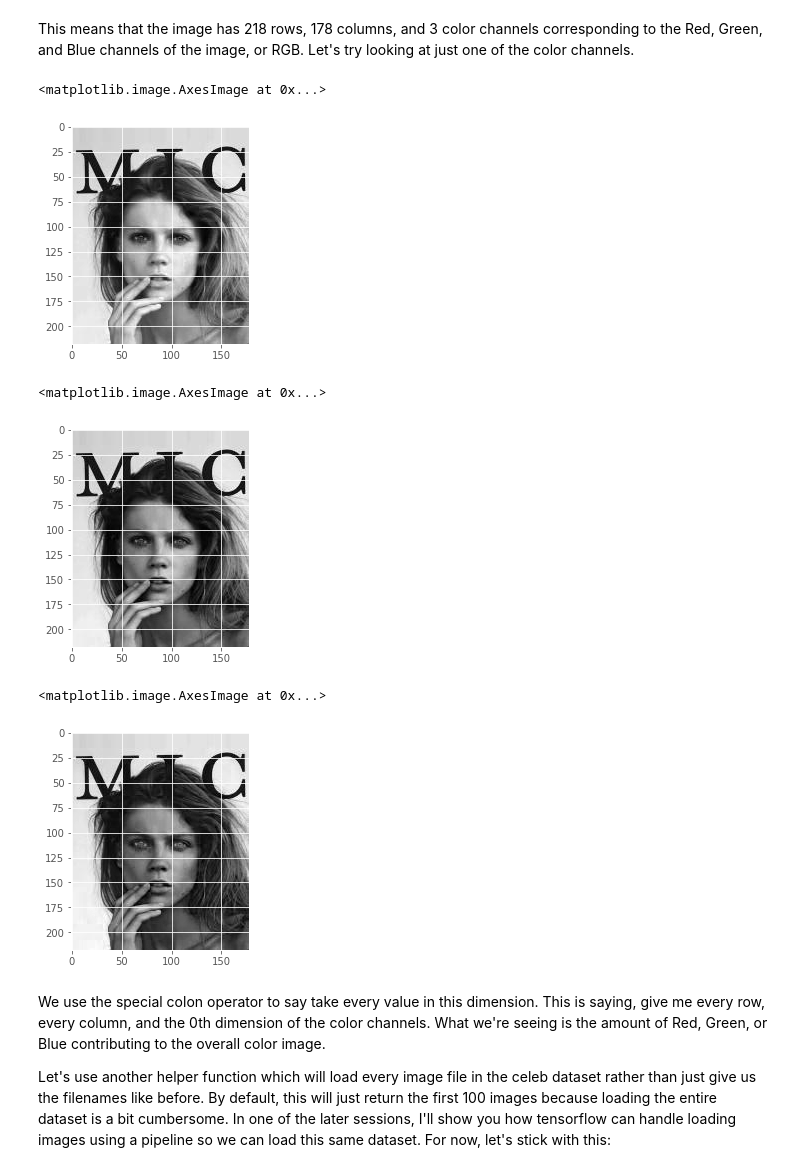
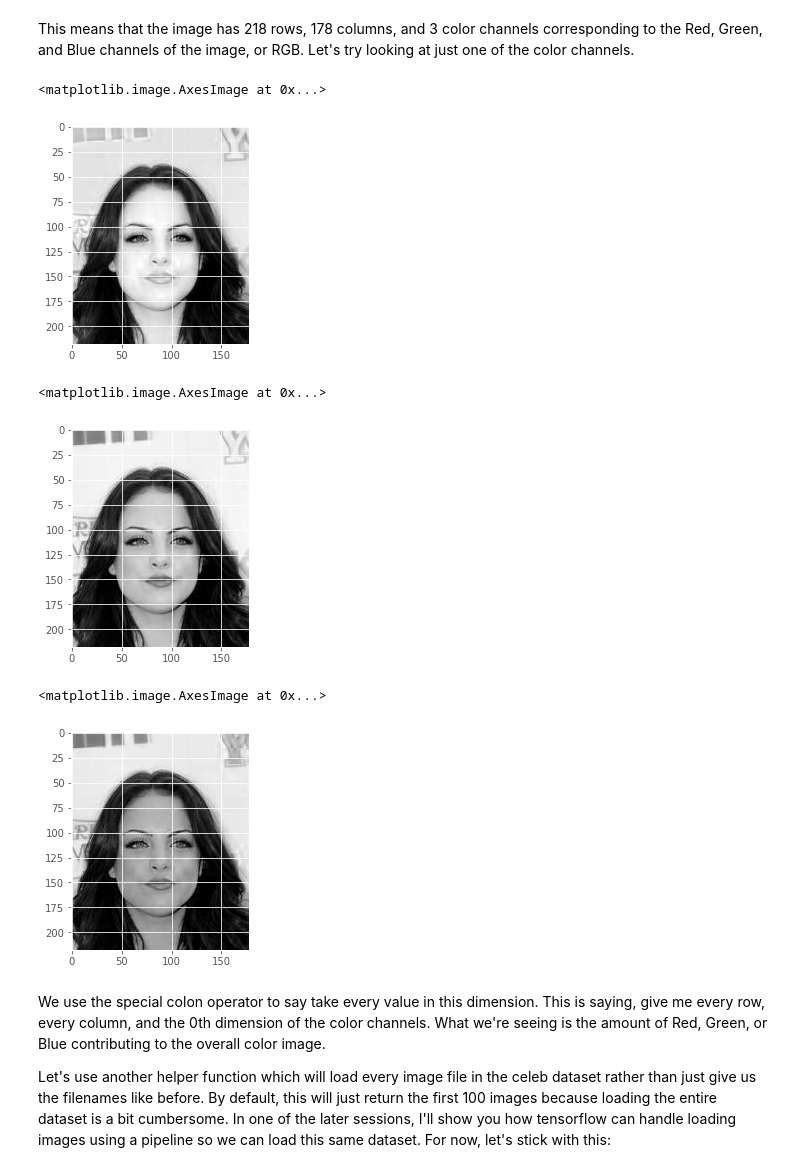
Before and after one commit to ual-cci/MSc-Coding-2, a Jupyter notebook: Week-6-Exercise-intro-to-image-data-and-tensorflow.ipynb, the cells around one changed output. Drawn from its saved outputs; the diff is of its cells as text; code cells hidden in the pictures.

```diff
--- a/Week-6-Exercise-intro-to-image-data-and-tensorflow.ipynb
+++ b/Week-6-Exercise-intro-to-image-data-and-tensorflow.ipynb
@@ -66,7 +66,7 @@ files = [os.path.join('img_align_celeba', file_i)
 
 # There should be 100 files, with the last one being number 99
 
-img = plt.imread(files[50])
+img = plt.imread(files[99])
 
 print(img)
 # %% [output]
@@ -109,20 +109,20 @@ img.shape
 # %% [markdown]
 This means that the image has 218 rows, 178 columns, and 3 color channels corresponding to the Red, Green, and Blue channels of the image, or RGB.  Let's try looking at just one of the color channels.
 # %%
-plt.imshow(img[:, :, 0], cmap='') # Red Channel
+plt.imshow(img[:, :, 0], cmap='gray') # Red Channel
 # %% [output]
 <matplotlib.image.AxesImage at 0x...>
-[figure, old version]
+[figure, new version]
 # %%
 plt.imshow(img[:, :, 1], cmap='gray') # Green Channel
 # %% [output]
 <matplotlib.image.AxesImage at 0x...>
-[figure, old version]
+[figure, new version]
 # %%
 plt.imshow(img[:, :, 2], cmap='gray') # Blue Channel
 # %% [output]
 <matplotlib.image.AxesImage at 0x...>
-[figure, old version]
+[figure, new version]
 # %% [markdown]
 We use the special colon operator to say take every value in this dimension.  This is saying, give me every row, every column, and the 0th dimension of the color channels.  What we're seeing is the amount of Red, Green, or Blue contributing to the overall color image.
 
```
Also changed, not shown: parts of 7 cells of this notebook, 1 other file.
